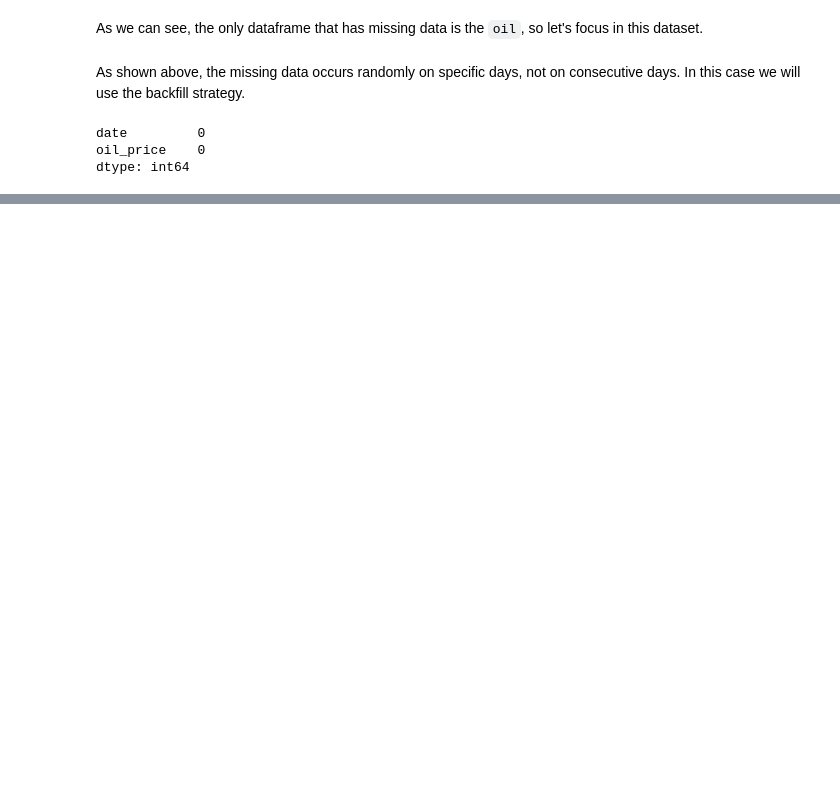
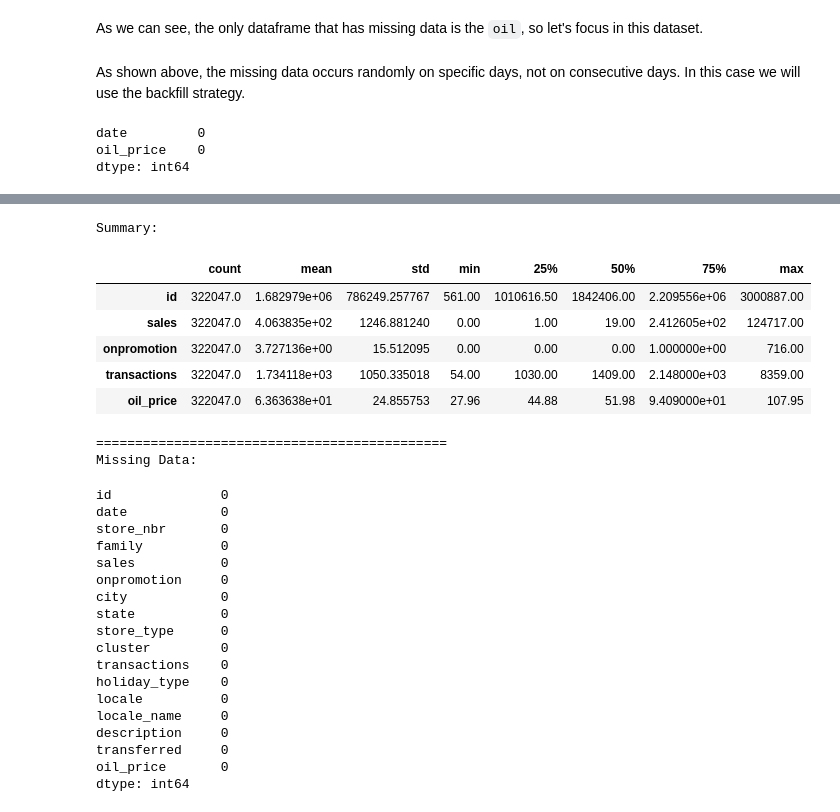
Before and after one commit to edmar-bevilaqua/store-sales-tsf-kaggle-competition, a Jupyter notebook: store-sales-tsf.ipynb, the cells around one changed output, grey strips where cells are left out. Drawn from its saved outputs; the diff is of its cells as text; code cells hidden in the pictures; blank space fills up the shorter version.

```diff
--- a/store-sales-tsf.ipynb
+++ b/store-sales-tsf.ipynb
@@ -455,0 +541,39 @@ dtype: int64
+# %%
+numerical_dtypes = [np.int32, np.int64, np.float32, np.float64]
+
+# Summary of the merged dataset:
+print('Summary:')
+display(merged.select_dtypes(include=numerical_dtypes).describe().T)
+print("===" * 15)
+
+# Checking for missing values:
+print("Missing Data:")
+display(merged.isnull().sum())
+# %% [output]
+Summary:
+|  | count | mean | std | min | 25% | 50% | 75% | max |
+| id | 322047.0 | 1.682979e+06 | 786249.257767 | 561.00 | 1010616.50 | 1842406.00 | 2.209556e+06 | 3000887.00 |
+| sales | 322047.0 | 4.063835e+02 | 1246.881240 | 0.00 | 1.00 | 19.00 | 2.412605e+02 | 124717.00 |
+| onpromotion | 322047.0 | 3.727136e+00 | 15.512095 | 0.00 | 0.00 | 0.00 | 1.000000e+00 | 716.00 |
+| transactions | 322047.0 | 1.734118e+03 | 1050.335018 | 54.00 | 1030.00 | 1409.00 | 2.148000e+03 | 8359.00 |
+| oil_price | 322047.0 | 6.363638e+01 | 24.855753 | 27.96 | 44.88 | 51.98 | 9.409000e+01 | 107.95 |
+=============================================
+Missing Data:
+id              0
+date            0
+store_nbr       0
+family          0
+sales           0
+onpromotion     0
+city            0
+state           0
+store_type      0
+cluster         0
+transactions    0
+holiday_type    0
+locale          0
+locale_name     0
+description     0
+transferred     0
+oil_price       0
+dtype: int64
```
Also changed, not shown: parts of 13 cells of this notebook.
